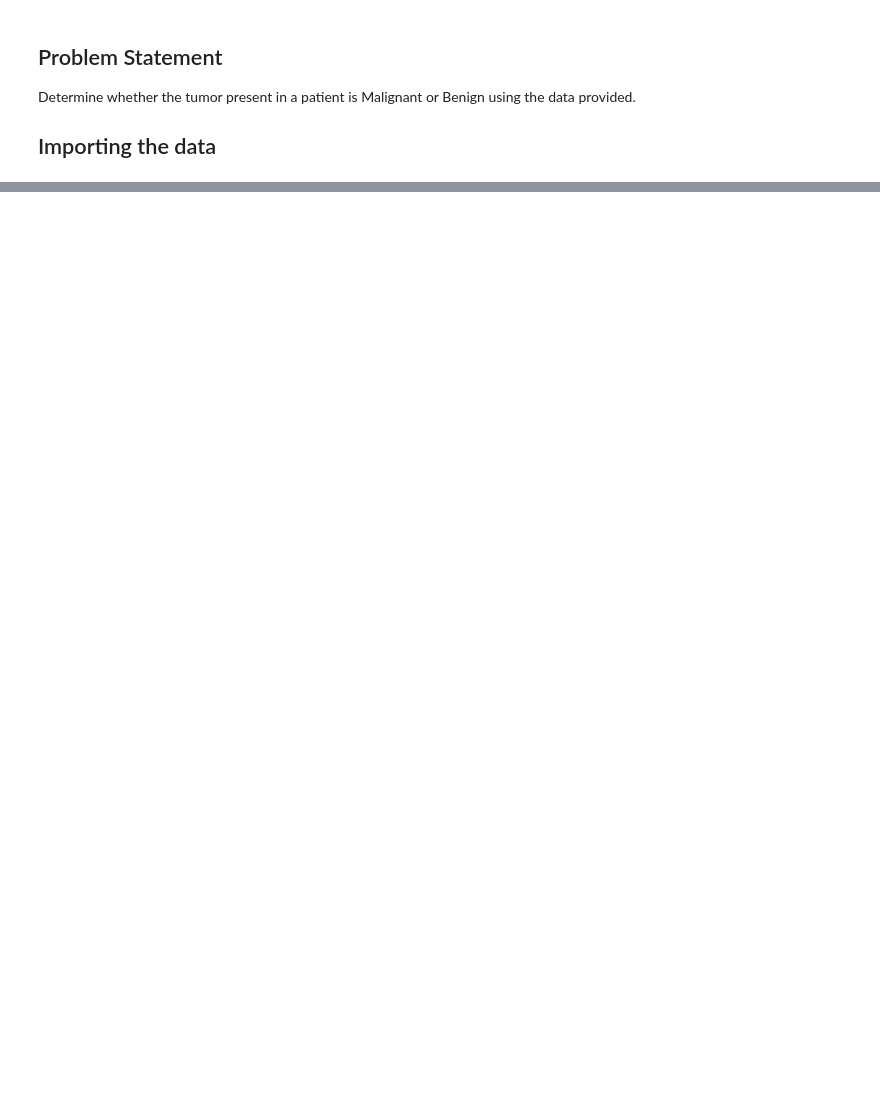
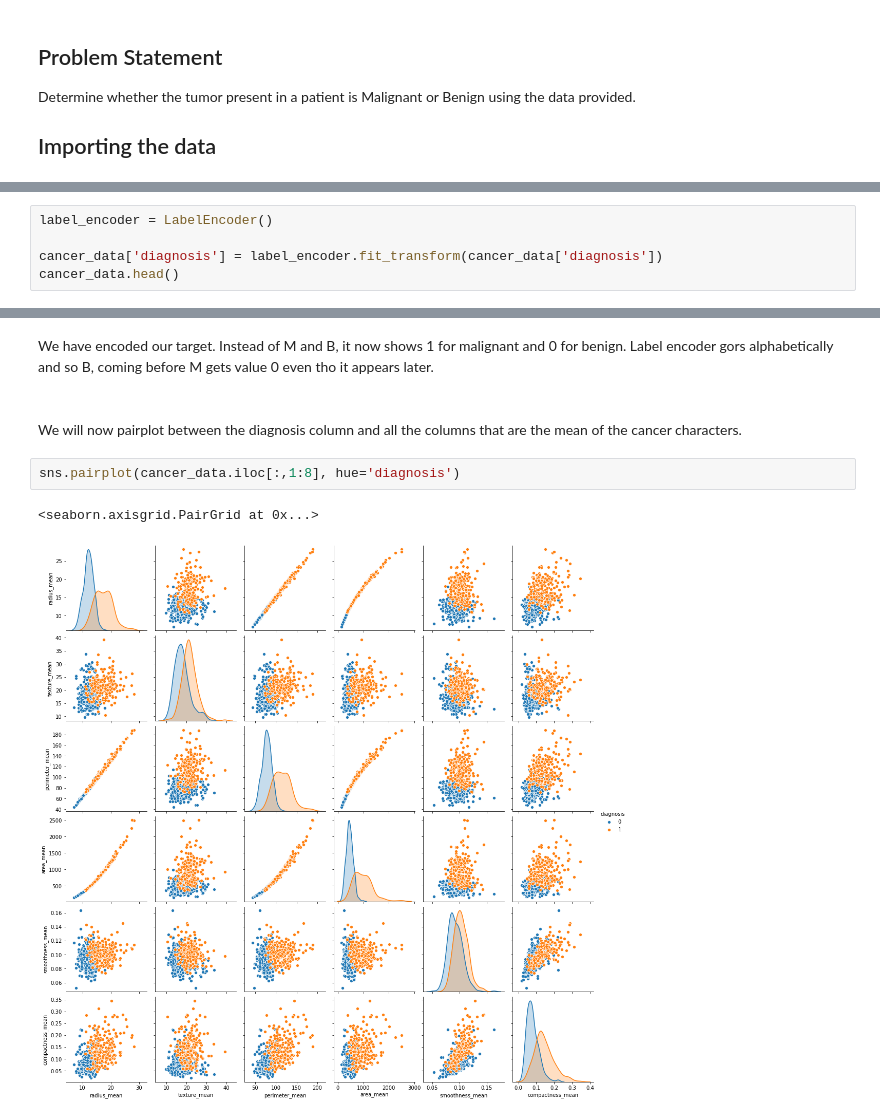
Before and after one commit to Aniket-Mishra/playing-with-data, a Jupyter notebook: winconsin-breast-cancer-research/notebook/winconsin breast cancer data analysis.ipynb, the cells around one changed output, grey strips where cells are left out. Drawn from its saved outputs; the diff is of its cells as text; blank space fills up the shorter version.

```diff
--- a/winconsin-breast-cancer-research/notebook/winconsin breast cancer data analysis.ipynb
+++ b/winconsin-breast-cancer-research/notebook/winconsin breast cancer data analysis.ipynb
@@ -44,0 +136,5 @@ warnings.filterwarnings('ignore')
+# %%
+label_encoder = LabelEncoder()
+
+cancer_data['diagnosis'] = label_encoder.fit_transform(cancer_data['diagnosis'])
+cancer_data.head()
@@ -44,0 +149,9 @@ warnings.filterwarnings('ignore')
+# %% [markdown]
+We have encoded our target. Instead of M and B, it now shows 1 for malignant and 0 for benign. Label encoder gors alphabetically and so B, coming before M gets value 0 even tho it appears later.
+<br><br><br>
+We will now pairplot between the diagnosis column and all the columns that are the mean of the cancer characters.
+# %%
+sns.pairplot(cancer_data.iloc[:,1:8], hue='diagnosis')
+# %% [output]
+<seaborn.axisgrid.PairGrid at 0x...>
+[figure, added]
```
Also changed, not shown: parts of 68 cells of this notebook.
